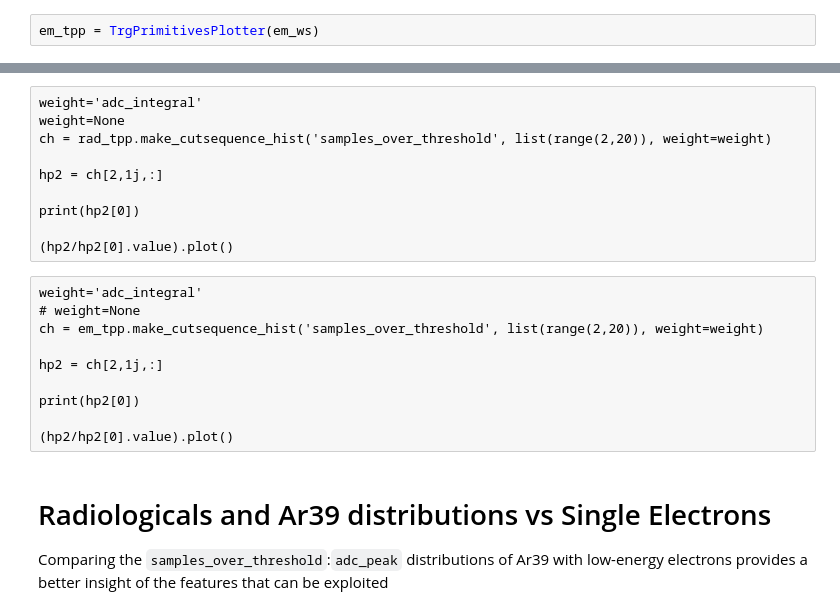
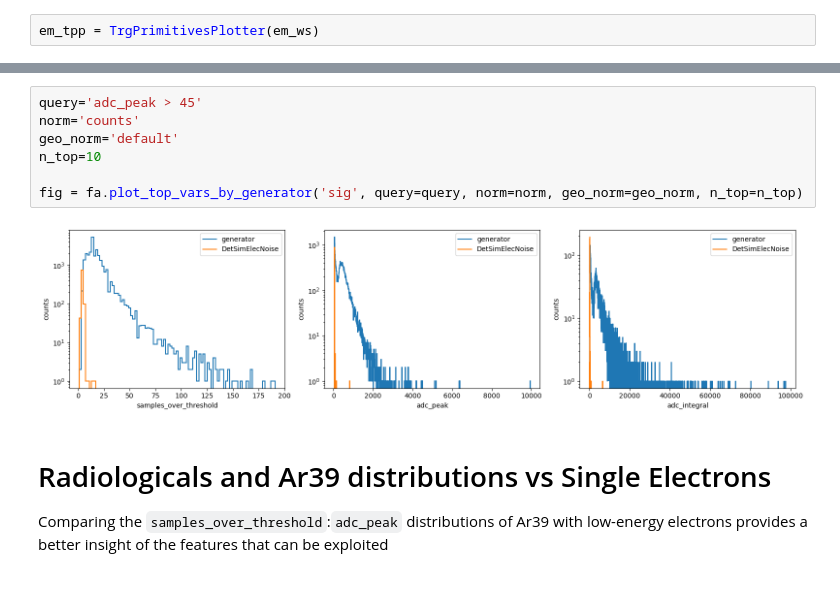
Before and after one commit to alessandrothea/tpvalidator, a Jupyter notebook: notebooks/studies/1x8x14/VD-1x8x14-TPFiltering.ipynb, the cells around one changed output, grey strips where cells are left out. Drawn from its saved outputs; the diff is of its cells as text; blank space fills up the shorter version.

```diff
--- a/notebooks/studies/1x8x14/VD-1x8x14-TPFiltering.ipynb
+++ b/notebooks/studies/1x8x14/VD-1x8x14-TPFiltering.ipynb
@@ -261,23 +246,12 @@ h[2j,1j, :3000j,:25j].plot(norm=LogNorm())
-# %% [raw]
-weight='adc_integral'
-weight=None
-ch = rad_tpp.make_cutsequence_hist('samples_over_threshold', list(range(2,20)), weight=weight)
-
-hp2 = ch[2,1j,:]
-
-print(hp2[0])
-
-(hp2/hp2[0].value).plot()
-# %% [raw]
-weight='adc_integral'
-# weight=None
-ch = em_tpp.make_cutsequence_hist('samples_over_threshold', list(range(2,20)), weight=weight)
-
-hp2 = ch[2,1j,:]
-
-print(hp2[0])
-
-(hp2/hp2[0].value).plot()
+# %%
+query='adc_peak > 45'
+norm='counts'
+geo_norm='default'
+n_top=10
+
+fig = fa.plot_top_vars_by_generator('sig', query=query, norm=norm, geo_norm=geo_norm, n_top=n_top)
+# %% [output]
+[figure, added]
 # %% [markdown]
 # Radiologicals and Ar39 distributions vs Single Electrons
 
```
Also changed, not shown: parts of 20 cells of this notebook, 5 other files.
